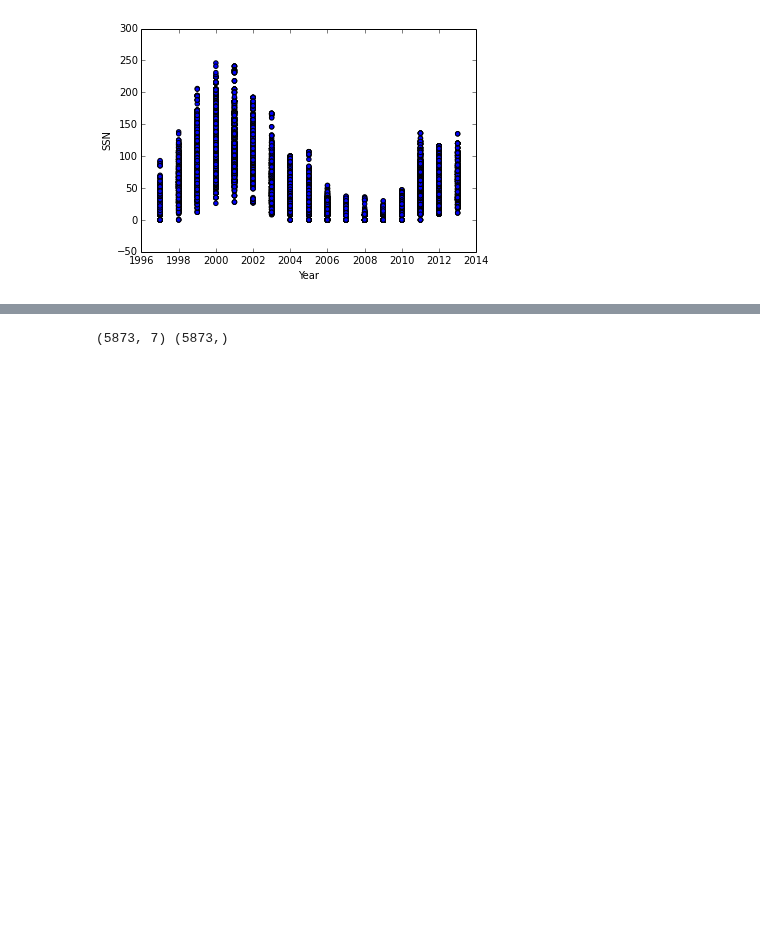
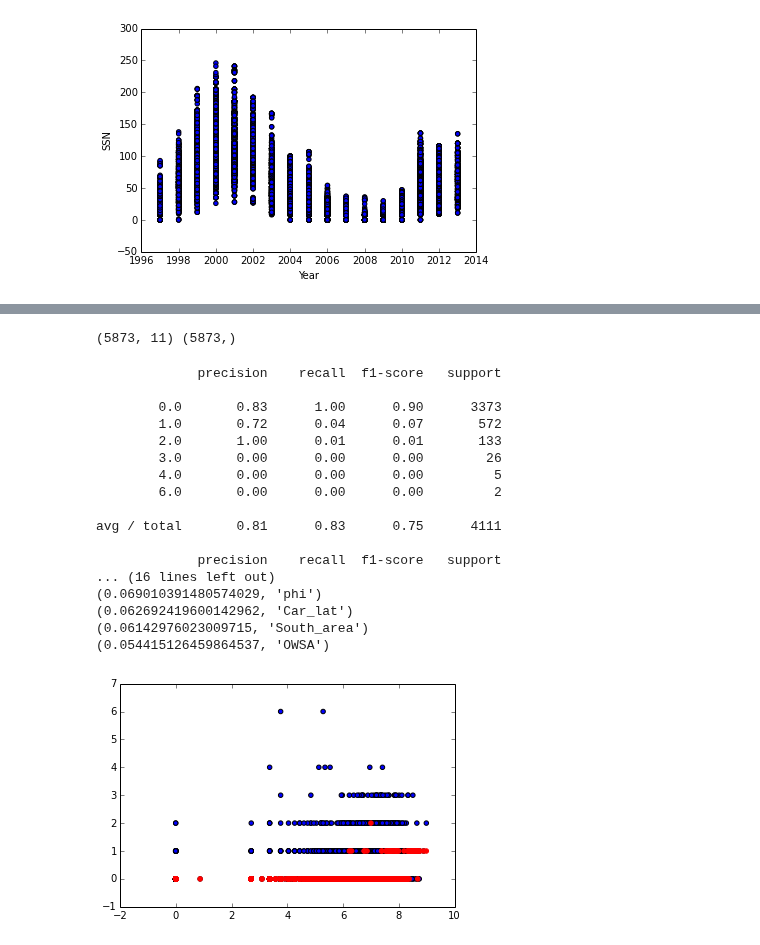
Before and after one commit to dinob0t/ga_project_final, a Jupyter notebook: cmes.ipynb, the cells around one changed output, grey strips where cells are left out. Drawn from its saved outputs; the diff is of its cells as text; code cells hidden in the pictures; blank space fills up the shorter version.

```diff
--- a/cmes.ipynb
+++ b/cmes.ipynb
@@ -282,20 +271,25 @@ plt.ylabel('CMEs')
 # %%
-features = ['ssn', 'Total_area', 'North_area', 'South_area','OWSA_max','r','phi']
+#####################################################################################
+features = ['ssn', 'Total_area', 'North_area', 'South_area','OWSA','r','phi',
+            'Car_long','Car_lat','CWSA','F10.7']
 group_ymd = df_merge.groupby(['year','month','day'])
 df_classify = pd.DataFrame()
-df_classify['ssn'] = group_ymd['ssn'].mean().values
-df_classify['Total_area'] = group_ymd['Total_area'].mean().values
-df_classify['North_area'] = group_ymd['North_area'].mean().values
-df_classify['South_area'] = group_ymd['South_area'].mean().values
+df_classify['ssn'] = np.log(1 + group_ymd['ssn'].mean().values)
+df_classify['Total_area'] = np.log(1 + group_ymd['Total_area'].mean().values)
+df_classify['North_area'] = np.log(1 + group_ymd['North_area'].mean().values)
+df_classify['South_area'] = np.log(1 + group_ymd['South_area'].mean().values)
 df_classify['halo'] = group_ymd['halo'].sum().values
 df_classify['CME'] = group_ymd['CME'].sum().values
-df_classify['OWSA_max'] = group_ymd['OWSA_max'].mean().values
+df_classify['OWSA'] = np.log(1 + group_ymd['OWSA'].mean().values)
 df_classify['r'] = group_ymd['r'].mean().values
 df_classify['phi'] = group_ymd['phi'].mean().values
+df_classify['Car_long'] = group_ymd['Car_long'].mean().values
+df_classify['Car_lat'] = group_ymd['Car_lat'].mean().values
+df_classify['CWSA'] = np.log(1 + group_ymd['CWSA'].mean().values)
+df_classify['F10.7'] = group_ymd['F10.7'].mean().values
 
-
-training_X = df_classify[features].values
-training_y = df_classify['CME'].values
+training_X = (df_classify[features].values)
+training_y = (df_classify['halo'].values)
 print (training_X.shape), (training_y.shape)
 # CLASSIFY WITH A ML ALGORITHM
 
@@ -305,6 +299,45 @@ from sklearn.cross_validation import cross_val_score
 from sklearn.cross_validation import train_test_split
 from sklearn.preprocessing import scale
 
-X_split1, X_split2, y_split1, y_split2 = train_test_split(training_X, training_y, test_size=0.35, random_state=42)
+X_split1, X_split2, y_split1, y_split2 = train_test_split(training_X, training_y, test_size=0.30, random_state = 42)
 # %% [output]
-(5873, 7) (5873,)
+(5873, 11) (5873,)
+# %%
+from sklearn.ensemble import RandomForestClassifier
+RF = RandomForestClassifier(min_samples_split=50)
+RF.fit(X_split1,y_split1)
+y_predict1 = RF.predict(X_split1)
+f11 = metrics.f1_score(y_predict1,y_split1)
+y_predict2 = RF.predict(X_split2)
+f12 = metrics.f1_score(y_predict2,y_split2)
+metrics.classification_report(y_split1, y_predict1)
+
+print metrics.classification_report(y_split1, y_predict1)
+print metrics.classification_report(y_split2, y_predict2)
+importance = zip(RF.feature_importances_, features)
+for rank in sorted(importance, key=lambda x: x[0], reverse=True):
+    print rank
+plt.scatter(training_X[:,1], training_y)
+predict_all = RF.predict(training_X)
+plt.hold
+plt.scatter(training_X[:,1],predict_all,color='r')
+plt.show()
+# %% [output]
+             precision    recall  f1-score   support
+
+        0.0       0.83      1.00      0.90      3373
+        1.0       0.72      0.04      0.07       572
+        2.0       1.00      0.01      0.01       133
+        3.0       0.00      0.00      0.00        26
+        4.0       0.00      0.00      0.00         5
+        6.0       0.00      0.00      0.00         2
+
+avg / total       0.81      0.83      0.75      4111
+
+             precision    recall  f1-score   support
+... (16 lines left out)
+(0.069010391480574029, 'phi')
+(0.062692419600142962, 'Car_lat')
+(0.06142976023009715, 'South_area')
+(0.054415126459864537, 'OWSA')
+[figure, added]
```
Also changed, not shown: parts of 26 cells of this notebook, 3 other files.
